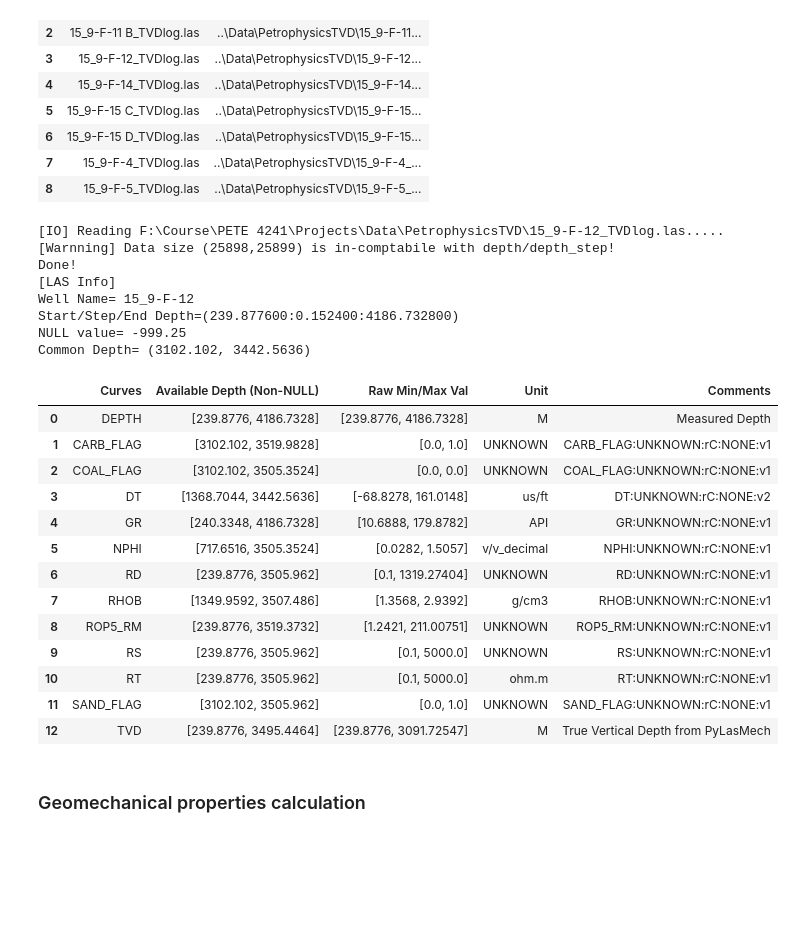
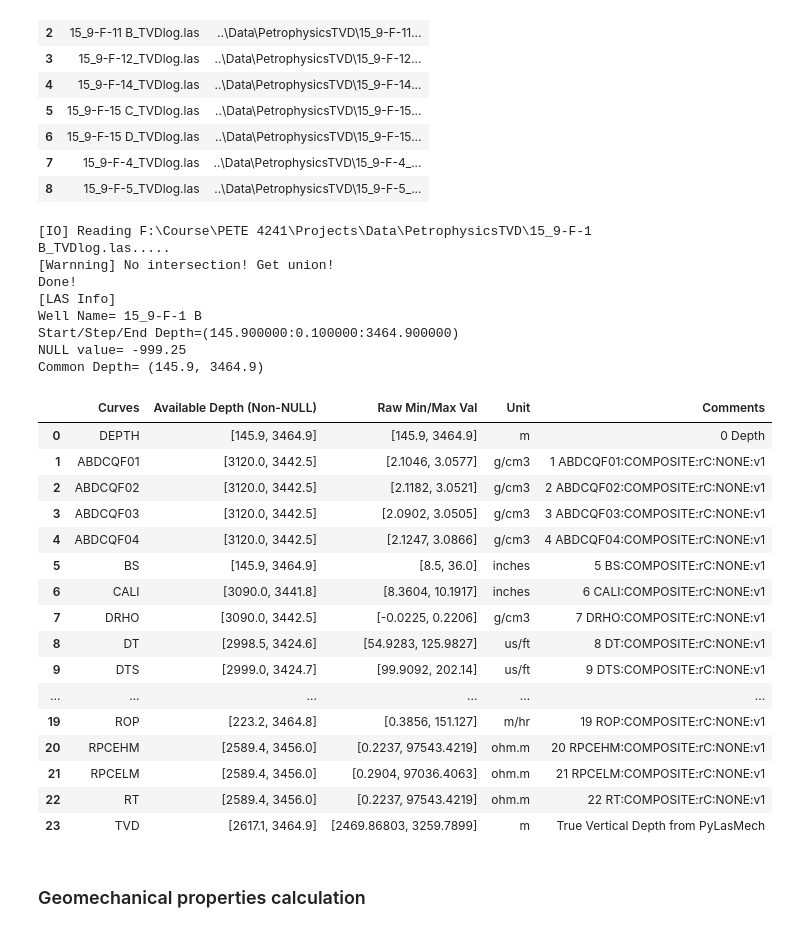
Before and after one commit to BinWang0213/Course-PETE4241_19SP_ProjectCode, a Jupyter notebook: FinalCode/GeoMechsProps_SingleWell.ipynb, the cells around one changed output. Drawn from its saved outputs; the diff is of its cells as text; code cells hidden in the pictures; blank space fills up the shorter version.

```diff
--- a/FinalCode/GeoMechsProps_SingleWell.ipynb
+++ b/FinalCode/GeoMechsProps_SingleWell.ipynb
@@ -25,32 +25,35 @@ LogFiles=plm.FileFinder("../Data/PetrophysicsTVD")
 | 7 | 15_9-F-4_TVDlog.las | ..\Data\PetrophysicsTVD\15_9-F-4_... |
 | 8 | 15_9-F-5_TVDlog.las | ..\Data\PetrophysicsTVD\15_9-F-5_... |
 # %%
-WellLog=plm.ReadLas(LogFiles[3])
+WellLog=plm.ReadLas(LogFiles[0])
 #Print las file summary table
 plm.printLas(WellLog)
 # %% [output]
-[IO] Reading F:\Course\PETE 4241\Projects\Data\PetrophysicsTVD\15_9-F-12_TVDlog.las.....
-[Warnning] Data size (25898,25899) is in-comptabile with depth/depth_step!
+[IO] Reading F:\Course\PETE 4241\Projects\Data\PetrophysicsTVD\15_9-F-1 B_TVDlog.las.....
+[Warnning] No intersection! Get union!
 Done!
 [LAS Info]
-Well Name= 15_9-F-12
-Start/Step/End Depth=(239.877600:0.152400:4186.732800)
+Well Name= 15_9-F-1 B
+Start/Step/End Depth=(145.900000:0.100000:3464.900000)
 NULL value= -999.25
-Common Depth= (3102.102, 3442.5636)
+Common Depth= (145.9, 3464.9)
 |  | Curves | Available Depth (Non-NULL) | Raw Min/Max Val | Unit | Comments |
-| 0 | DEPTH | [239.8776, 4186.7328] | [239.8776, 4186.7328] | M | Measured Depth |
-| 1 | CARB_FLAG | [3102.102, 3519.9828] | [0.0, 1.0] | UNKNOWN | CARB_FLAG:UNKNOWN:rC:NONE:v1 |
-| 2 | COAL_FLAG | [3102.102, 3505.3524] | [0.0, 0.0] | UNKNOWN | COAL_FLAG:UNKNOWN:rC:NONE:v1 |
-| 3 | DT | [1368.7044, 3442.5636] | [-68.8278, 161.0148] | us/ft | DT:UNKNOWN:rC:NONE:v2 |
-| 4 | GR | [240.3348, 4186.7328] | [10.6888, 179.8782] | API | GR:UNKNOWN:rC:NONE:v1 |
-| 5 | NPHI | [717.6516, 3505.3524] | [0.0282, 1.5057] | v/v_decimal | NPHI:UNKNOWN:rC:NONE:v1 |
-| 6 | RD | [239.8776, 3505.962] | [0.1, 1319.27404] | UNKNOWN | RD:UNKNOWN:rC:NONE:v1 |
-| 7 | RHOB | [1349.9592, 3507.486] | [1.3568, 2.9392] | g/cm3 | RHOB:UNKNOWN:rC:NONE:v1 |
-| 8 | ROP5_RM | [239.8776, 3519.3732] | [1.2421, 211.00751] | UNKNOWN | ROP5_RM:UNKNOWN:rC:NONE:v1 |
-| 9 | RS | [239.8776, 3505.962] | [0.1, 5000.0] | UNKNOWN | RS:UNKNOWN:rC:NONE:v1 |
-| 10 | RT | [239.8776, 3505.962] | [0.1, 5000.0] | ohm.m | RT:UNKNOWN:rC:NONE:v1 |
-| 11 | SAND_FLAG | [3102.102, 3505.962] | [0.0, 1.0] | UNKNOWN | SAND_FLAG:UNKNOWN:rC:NONE:v1 |
-| 12 | TVD | [239.8776, 3495.4464] | [239.8776, 3091.72547] | M | True Vertical Depth from PyLasMech |
+| 0 | DEPTH | [145.9, 3464.9] | [145.9, 3464.9] | m | 0 Depth |
+| 1 | ABDCQF01 | [3120.0, 3442.5] | [2.1046, 3.0577] | g/cm3 | 1 ABDCQF01:COMPOSITE:rC:NONE:v1 |
+| 2 | ABDCQF02 | [3120.0, 3442.5] | [2.1182, 3.0521] | g/cm3 | 2 ABDCQF02:COMPOSITE:rC:NONE:v1 |
+| 3 | ABDCQF03 | [3120.0, 3442.5] | [2.0902, 3.0505] | g/cm3 | 3 ABDCQF03:COMPOSITE:rC:NONE:v1 |
+| 4 | ABDCQF04 | [3120.0, 3442.5] | [2.1247, 3.0866] | g/cm3 | 4 ABDCQF04:COMPOSITE:rC:NONE:v1 |
+| 5 | BS | [145.9, 3464.9] | [8.5, 36.0] | inches | 5 BS:COMPOSITE:rC:NONE:v1 |
+| 6 | CALI | [3090.0, 3441.8] | [8.3604, 10.1917] | inches | 6 CALI:COMPOSITE:rC:NONE:v1 |
+| 7 | DRHO | [3090.0, 3442.5] | [-0.0225, 0.2206] | g/cm3 | 7 DRHO:COMPOSITE:rC:NONE:v1 |
+| 8 | DT | [2998.5, 3424.6] | [54.9283, 125.9827] | us/ft | 8 DT:COMPOSITE:rC:NONE:v1 |
+| 9 | DTS | [2999.0, 3424.7] | [99.9092, 202.14] | us/ft | 9 DTS:COMPOSITE:rC:NONE:v1 |
+| ... | ... | ... | ... | ... | ... |
+| 19 | ROP | [223.2, 3464.8] | [0.3856, 151.127] | m/hr | 19 ROP:COMPOSITE:rC:NONE:v1 |
+| 20 | RPCEHM | [2589.4, 3456.0] | [0.2237, 97543.4219] | ohm.m | 20 RPCEHM:COMPOSITE:rC:NONE:v1 |
+| 21 | RPCELM | [2589.4, 3456.0] | [0.2904, 97036.4063] | ohm.m | 21 RPCELM:COMPOSITE:rC:NONE:v1 |
+| 22 | RT | [2589.4, 3456.0] | [0.2237, 97543.4219] | ohm.m | 22 RT:COMPOSITE:rC:NONE:v1 |
+| 23 | TVD | [2617.1, 3464.9] | [2469.86803, 3259.7899] | m | True Vertical Depth from PyLasMech |
 # %% [markdown]
 ### Geomechanical properties calculation
 # %% [markdown]
```
Also changed, not shown: parts of 12 cells of this notebook, 35 other files.
